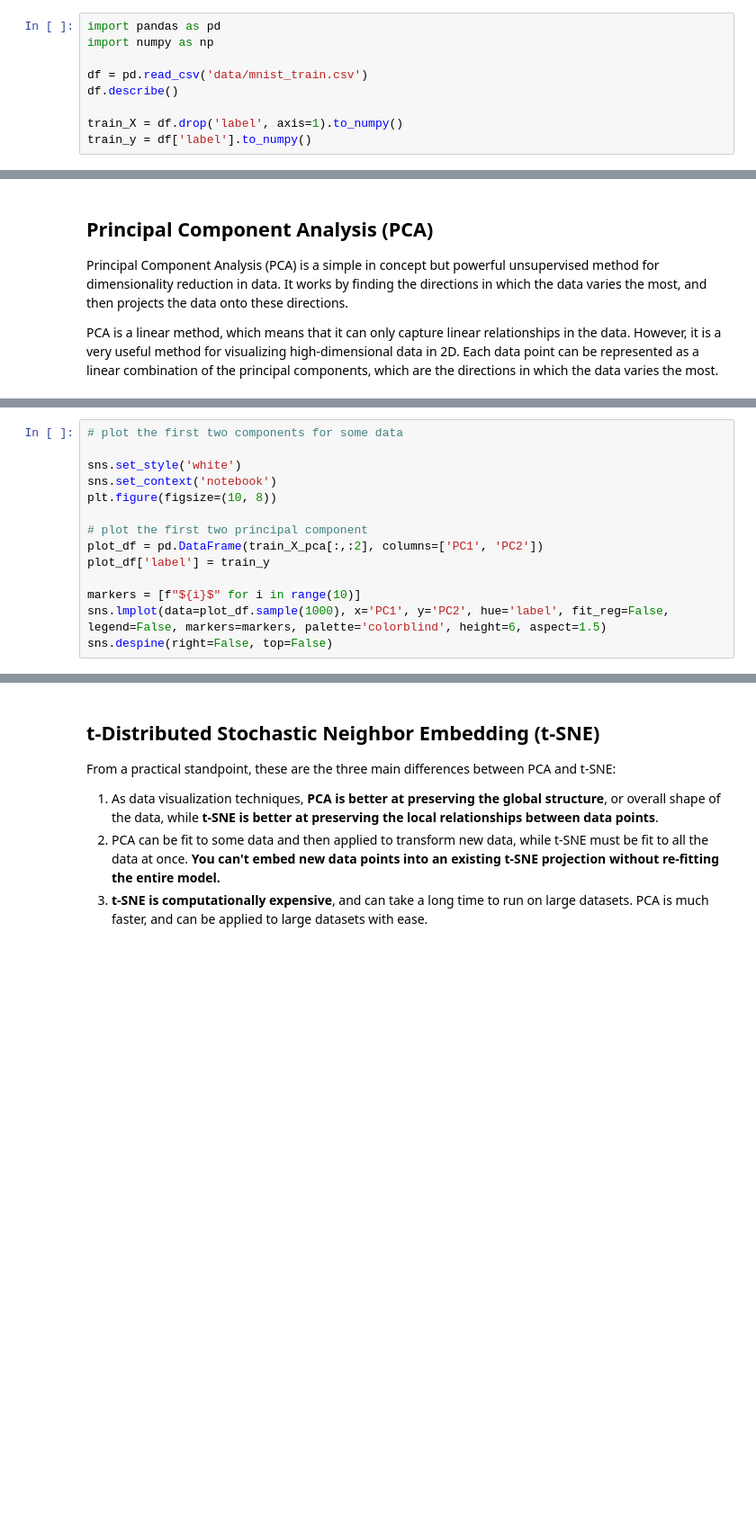
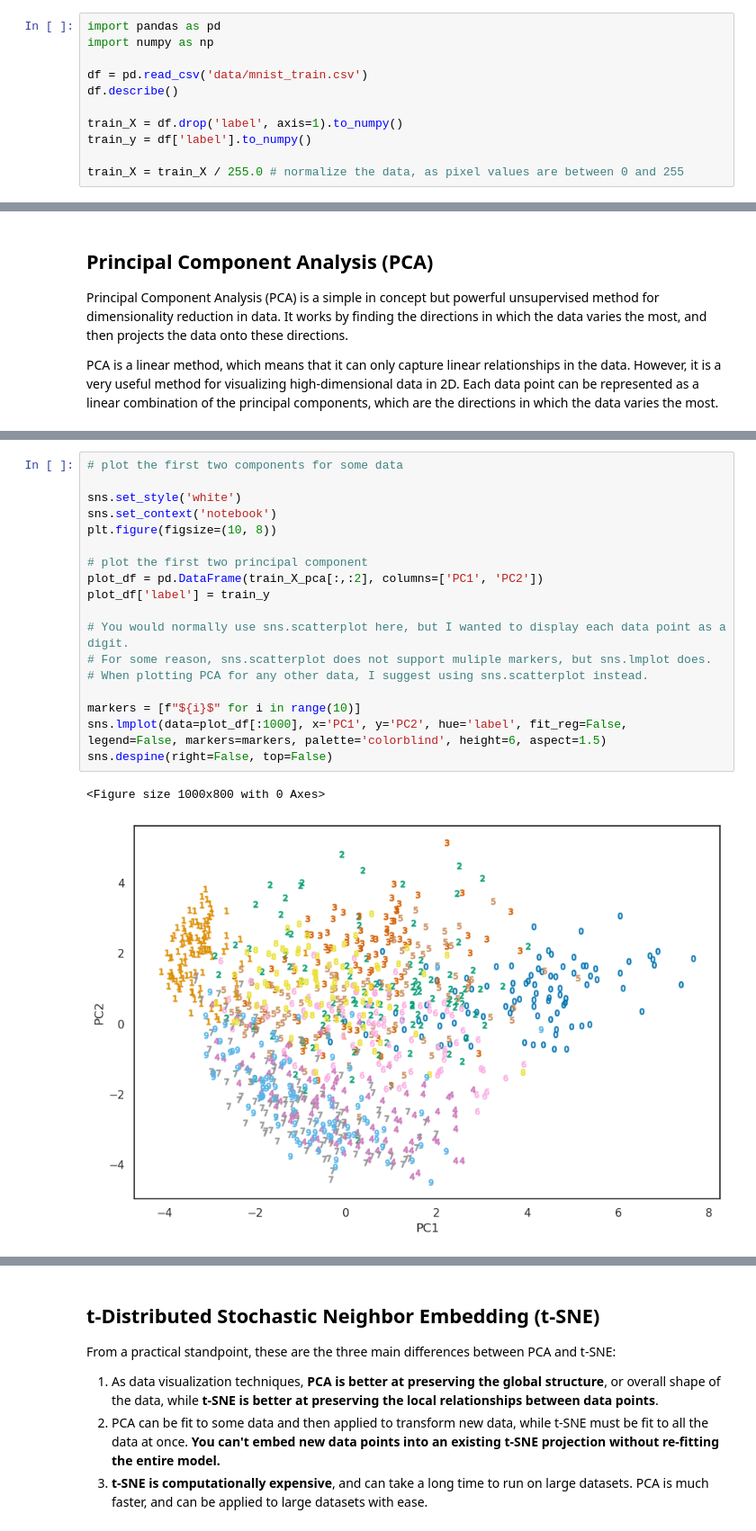
Before and after one commit to hubertrybka/pum-24, a Jupyter notebook: lab4-2.ipynb, the cells around one changed output, grey strips where cells are left out. Shown at 90% size. Cells and saved outputs as stored; diff of their text form; blank space fills up the shorter version.

```diff
--- a/lab4-2.ipynb
+++ b/lab4-2.ipynb
@@ -11,5 +11,7 @@ df.describe()
 
 train_X = df.drop('label', axis=1).to_numpy()
 train_y = df['label'].to_numpy()
+
+train_X = train_X / 255.0 # normalize the data, as pixel values are between 0 and 255
 # %%
 train_X.shape
@@ -64,17 +87,24 @@ train_X_pca
 # %%
 # plot the first two components for some data
 
 sns.set_style('white')
 sns.set_context('notebook')
 plt.figure(figsize=(10, 8))
 
 # plot the first two principal component
 plot_df = pd.DataFrame(train_X_pca[:,:2], columns=['PC1', 'PC2'])
 plot_df['label'] = train_y
 
+# You would normally use sns.scatterplot here, but I wanted to display each data point as a digit.
+# For some reason, sns.scatterplot does not support muliple markers, but sns.lmplot does.
+# When plotting PCA for any other data, I suggest using sns.scatterplot instead.
+
 markers = [f"${i}$" for i in range(10)]
-sns.lmplot(data=plot_df.sample(1000), x='PC1', y='PC2', hue='label', fit_reg=False, legend=False, markers=markers, palette='colorblind', height=6, aspect=1.5)
+sns.lmplot(data=plot_df[:1000], x='PC1', y='PC2', hue='label', fit_reg=False, legend=False, markers=markers, palette='colorblind', height=6, aspect=1.5)
 sns.despine(right=False, top=False)
+# %% [output]
+<Figure size 1000x800 with 0 Axes>
+[figure, added]
 # %%
 # show the first 4 principal components side by side
 
```
Also changed, not shown: parts of 16 cells of this notebook, 4 other files.
